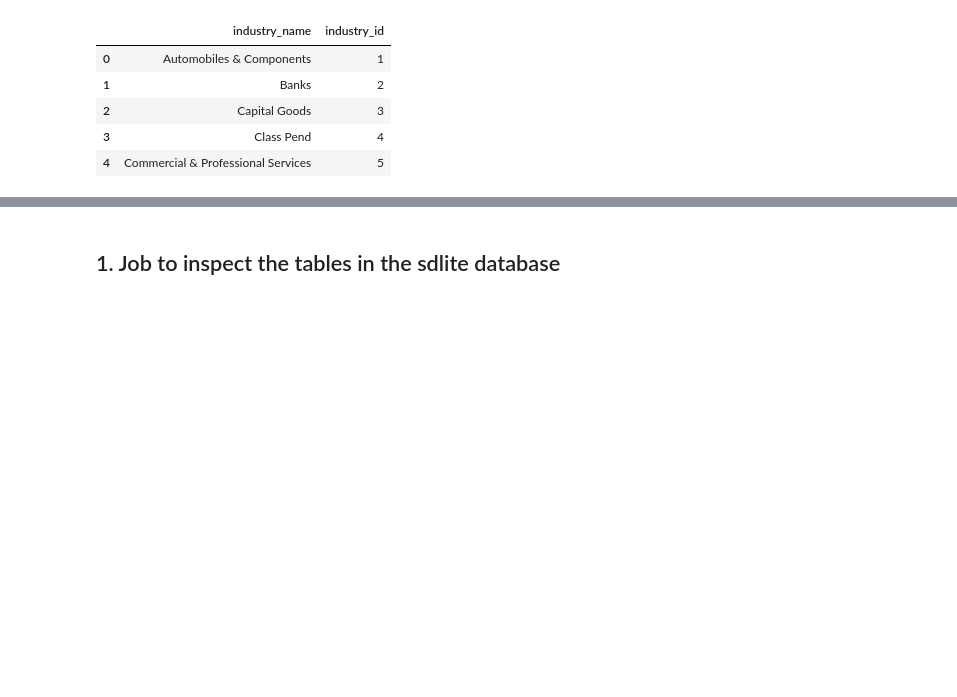
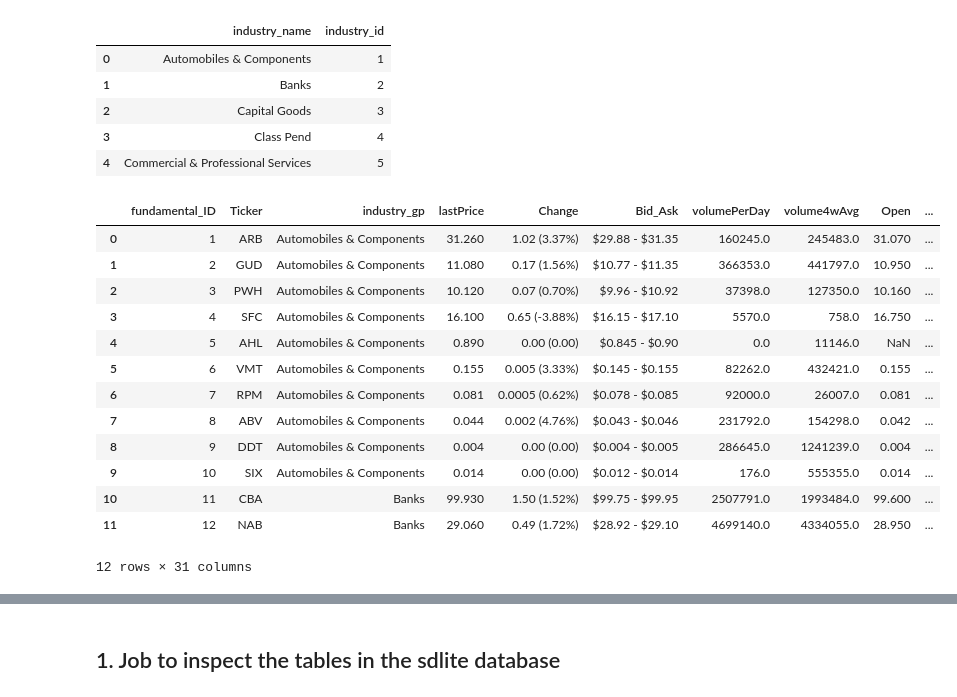
Before and after one commit to Andre2503/Project3_Group2, a Jupyter notebook: 02_Creating_DataBase_from_Zonia.ipynb, the cells around one changed output, grey strips where cells are left out. Cells and saved outputs as stored; diff of their text form; code cells hidden in the pictures; blank space fills up the shorter version.

```diff
--- a/02_Creating_DataBase_from_Zonia.ipynb
+++ b/02_Creating_DataBase_from_Zonia.ipynb
@@ -23,6 +26,23 @@ industry_groups_df.head()
 | 2 | Capital Goods | 3 |
 | 3 | Class Pend | 4 |
 | 4 | Commercial & Professional Services | 5 |
+# %%
+fundamental_df_clean.head(12)
+# %% [output]
+|  | fundamental_ID | Ticker | industry_gp | lastPrice | Change | Bid_Ask | volumePerDay | volume4wAvg | Open | ... |
+| 0 | 1 | ARB | Automobiles & Components | 31.260 | 1.02 (3.37%) | $29.88 - $31.35 | 160245.0 | 245483.0 | 31.070 | ... |
+| 1 | 2 | GUD | Automobiles & Components | 11.080 | 0.17 (1.56%) | $10.77 - $11.35 | 366353.0 | 441797.0 | 10.950 | ... |
+| 2 | 3 | PWH | Automobiles & Components | 10.120 | 0.07 (0.70%) | $9.96 - $10.92 | 37398.0 | 127350.0 | 10.160 | ... |
+| 3 | 4 | SFC | Automobiles & Components | 16.100 | 0.65 (-3.88%) | $16.15 - $17.10 | 5570.0 | 758.0 | 16.750 | ... |
+| 4 | 5 | AHL | Automobiles & Components | 0.890 | 0.00 (0.00) | $0.845 - $0.90 | 0.0 | 11146.0 | NaN | ... |
+| 5 | 6 | VMT | Automobiles & Components | 0.155 | 0.005 (3.33%) | $0.145 - $0.155 | 82262.0 | 432421.0 | 0.155 | ... |
+| 6 | 7 | RPM | Automobiles & Components | 0.081 | 0.0005 (0.62%) | $0.078 - $0.085 | 92000.0 | 26007.0 | 0.081 | ... |
+| 7 | 8 | ABV | Automobiles & Components | 0.044 | 0.002 (4.76%) | $0.043 - $0.046 | 231792.0 | 154298.0 | 0.042 | ... |
+| 8 | 9 | DDT | Automobiles & Components | 0.004 | 0.00 (0.00) | $0.004 - $0.005 | 286645.0 | 1241239.0 | 0.004 | ... |
+| 9 | 10 | SIX | Automobiles & Components | 0.014 | 0.00 (0.00) | $0.012 - $0.014 | 176.0 | 555355.0 | 0.014 | ... |
+| 10 | 11 | CBA | Banks | 99.930 | 1.50 (1.52%) | $99.75 - $99.95 | 2507791.0 | 1993484.0 | 99.600 | ... |
+| 11 | 12 | NAB | Banks | 29.060 | 0.49 (1.72%) | $28.92 - $29.10 | 4699140.0 | 4334055.0 | 28.950 | ... |
+12 rows × 31 columns
 # %%
 # #trying to see if i had any null values in 'Date' column of top_ten_historic_df
 print(top_ten_historic_df['Ticker'].isnull().sum())
```
Also changed, not shown: parts of 13 cells of this notebook, 6 other files.
